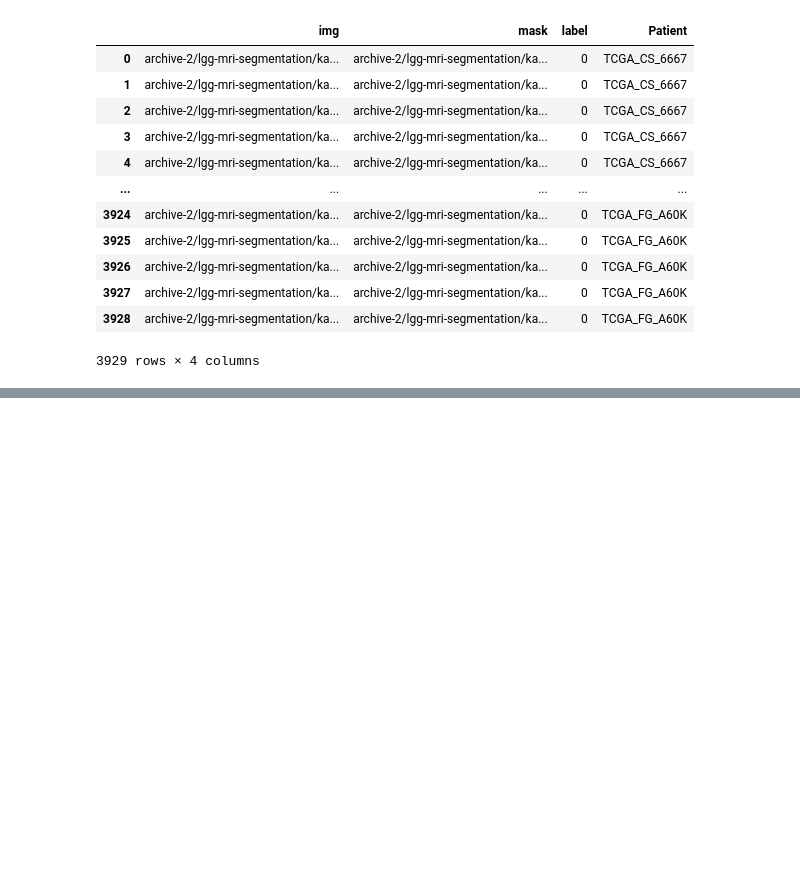
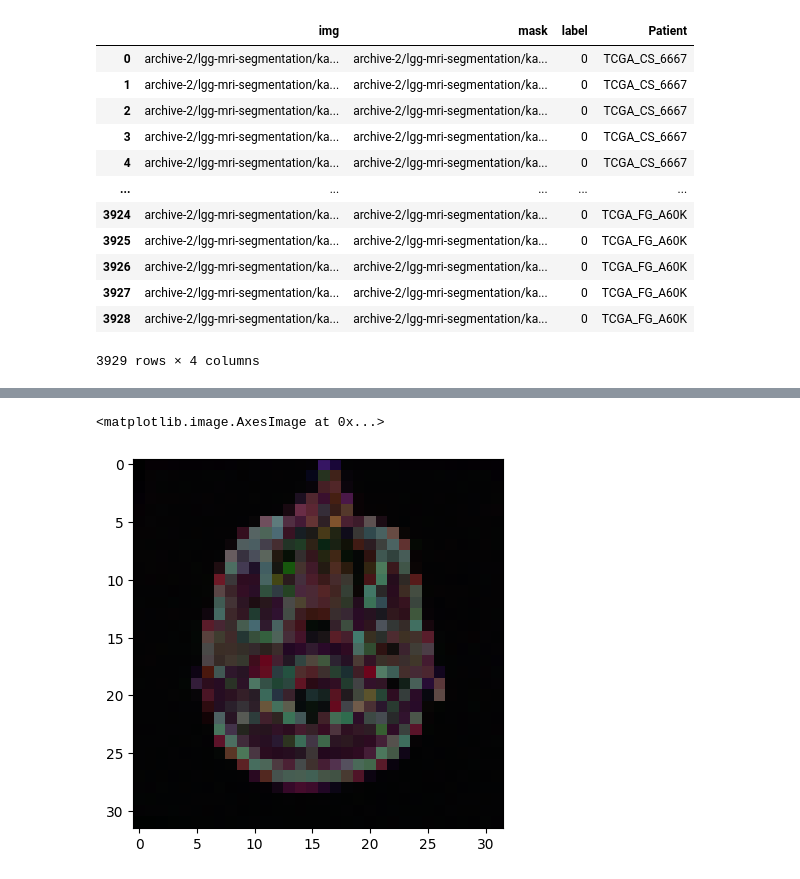
Before and after one commit to b4yc/segmentation, a Jupyter notebook: segmentation.ipynb, the cells around one changed output, grey strips where cells are left out. Drawn from its saved outputs; the diff is of its cells as text; code cells hidden in the pictures; blank space fills up the shorter version.

```diff
--- a/segmentation.ipynb
+++ b/segmentation.ipynb
@@ -177,2 +242,3 @@ Error:
 # %%
-X_train, Y_train = load_data()  # function to load and preprocess dataset and mask
+X_train, Y_train, x_test, y_test = downsample_and_split(0.8)  # function to load and preprocess dataset and mask
+print(Y_train.shape)
@@ -184,0 +273,22 @@ Y_pred = model.predict(X_test)
+# %%
+# fig = plt.figure(figsize=(16, 16))
+
+# plt.subplot(121)
+# img = cv2.imread(l['img'].iloc[0], cv2.IMREAD_UNCHANGED)
+# plt.imshow(img)
+# plt.title("Image")
+
+# plt.subplot(122)
+# msk_path = l['mask'].iloc[0]
+# msk = cv2.imread(msk_path)
+# plt.imshow(msk)
+# plt.title("Mask")
+
+# plt.show()
+
+#print(img.shape)
+
+plt.imshow(x_test[0])
+# %% [output]
+<matplotlib.image.AxesImage at 0x...>
+[figure, added]
```
Also changed, not shown: parts of 10 cells of this notebook.
